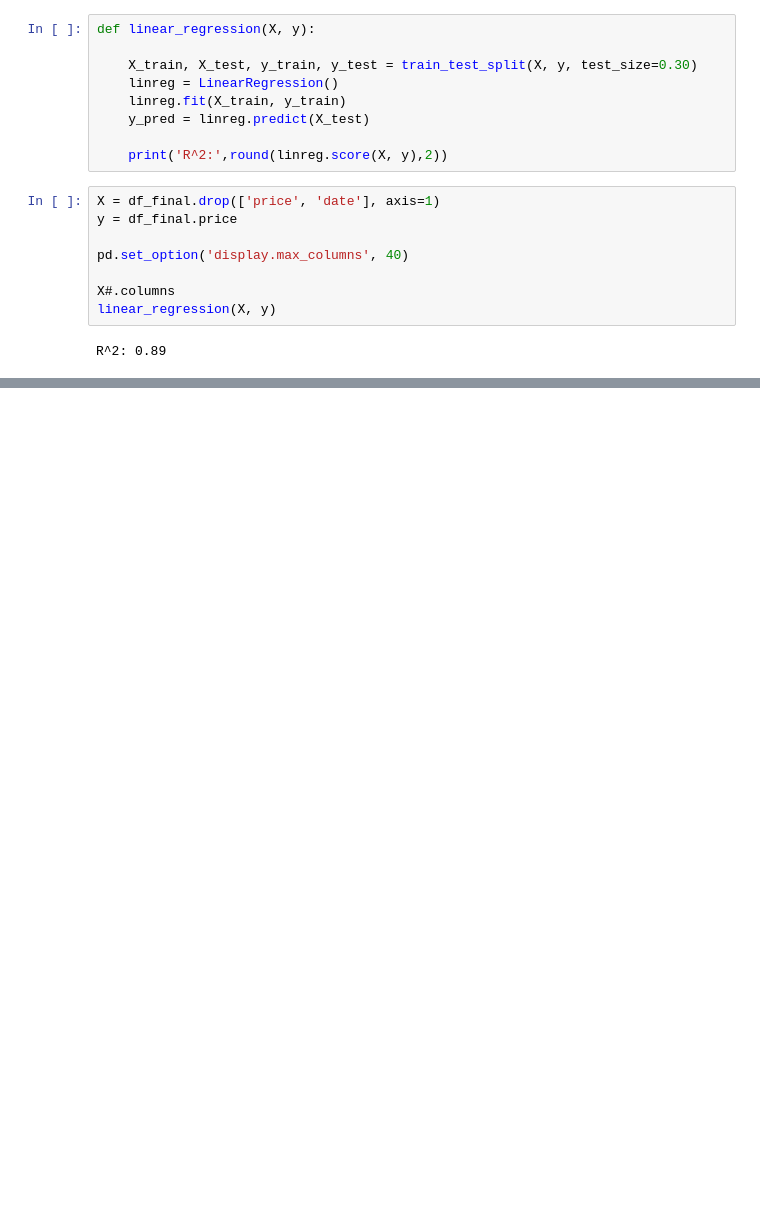
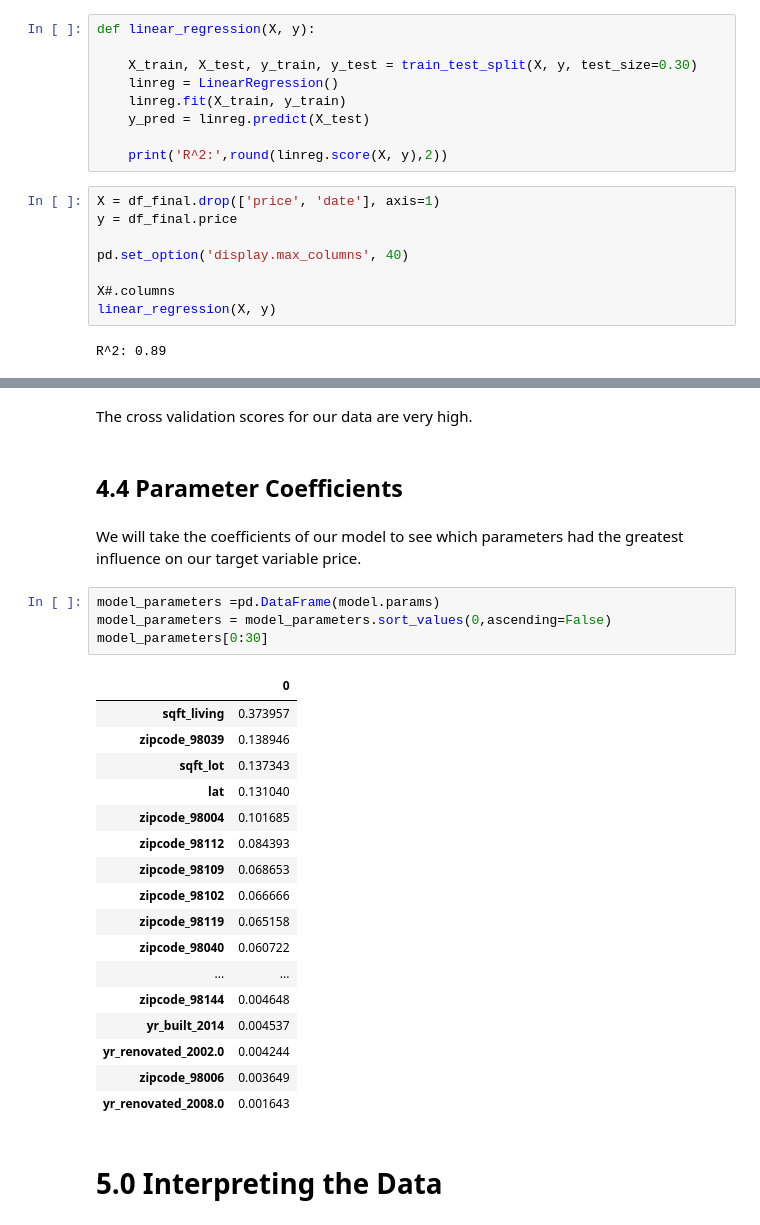
Before and after one commit to jsavory-94/dsc-1-final-project-online-ds-pt-021119, a Jupyter notebook: student.ipynb, the cells around one changed output, grey strips where cells are left out. Cells and saved outputs as stored; diff of their text form; blank space fills up the shorter version.

```diff
--- a/student.ipynb
+++ b/student.ipynb
@@ -1062,0 +839,31 @@ R^2: 0.89
+# %% [markdown]
+The cross validation scores for our data are very high.
+# %% [markdown]
+## 4.4 Parameter Coefficients
+# %% [markdown]
+We will take the coefficients of our model to see which parameters had the greatest influence on our target variable price.
+# %%
+model_parameters =pd.DataFrame(model.params)
+model_parameters = model_parameters.sort_values(0,ascending=False)
+model_parameters[0:30]
+# %% [output]
+|  | 0 |
+| sqft_living | 0.373957 |
+| zipcode_98039 | 0.138946 |
+| sqft_lot | 0.137343 |
+| lat | 0.131040 |
+| zipcode_98004 | 0.101685 |
+| zipcode_98112 | 0.084393 |
+| zipcode_98109 | 0.068653 |
+| zipcode_98102 | 0.066666 |
+| zipcode_98119 | 0.065158 |
+| zipcode_98040 | 0.060722 |
+| ... | ... |
+| zipcode_98144 | 0.004648 |
+| yr_built_2014 | 0.004537 |
+| yr_renovated_2002.0 | 0.004244 |
+| zipcode_98006 | 0.003649 |
+| yr_renovated_2008.0 | 0.001643 |
+# %% [markdown]
+<a id="5"></a>
+# 5.0 Interpreting the Data
```
Also changed, not shown: parts of 24 cells of this notebook.
